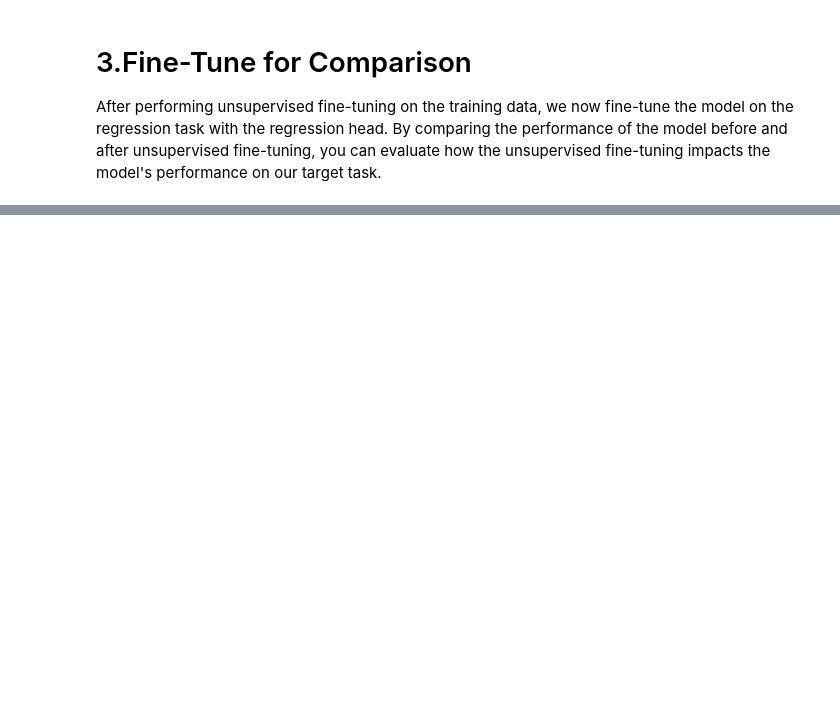
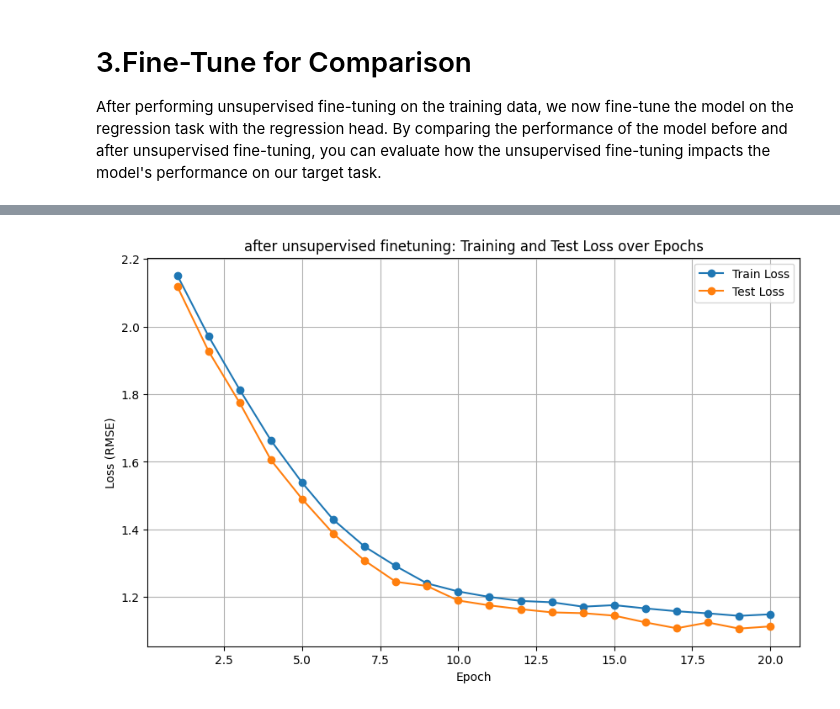
Before and after one commit to fas38/nnti-project-25, a Jupyter notebook: notebooks/Task1.ipynb, the cells around one changed output, grey strips where cells are left out. Drawn from its saved outputs; the diff is of its cells as text; code cells hidden in the pictures; blank space fills up the shorter version.

```diff
--- a/notebooks/Task1.ipynb
+++ b/notebooks/Task1.ipynb
@@ -450,10 +369,8 @@ For this fine-tuning, you will use the Masked Language Modeling (MLM) objective,
 # TODO: your code goes here
 from datasets import concatenate_datasets
 
-batch_size=64
+batch_size=16
 
-# finetuning_dataset = tokenizer(dataset["train"]["SMILES"], truncation=True, padding="max_length", max_length=256)
-# #finetuning_dataset.set_format(type='torch', columns=['input_ids', 'attention_mask'])
 
 data_collator = DataCollatorForLanguageModeling(tokenizer=tokenizer, mlm_probability=0.15)
 
@@ -462,10 +379,10 @@ data_collator = DataCollatorForLanguageModeling(tokenizer=tokenizer, mlm_probabi
 # )
 
 def tokenize_smiles(example):
-    return tokenizer(example["SMILES"], truncation=True, padding="max_length", max_length=256)
+    return tokenizer(example["SMILES"], truncation=True, padding="max_length", max_length=128)
 
 
-# Concatenate the train and validation splits to use for unsupervised MLM fine-tuning
+# Concatenate the train and validation splits to use for unsupervised MLM fine-tuning , because the validation is not needed in the unsupervised finetuning because there are no labels
 concat_finetuning_dataset = concatenate_datasets([train_dataset, valid_dataset])
 
 finetuning_dataset = concat_finetuning_dataset.map(tokenize_smiles, batched=True)
@@ -584 +506,15 @@ Regression Fine-Tuning Test Loss: 6.9002
+# %%
+# Plot training and test loss over epochs
+epochs = list(range(1, EPOCHS+1))
+plt.figure(figsize=(10, 6))
+plt.plot(epochs, np.sqrt(train_loss_history), marker='o', label='Train Loss')
+plt.plot(epochs, np.sqrt(test_loss_history), marker='o', label='Test Loss')
+plt.xlabel('Epoch')
+plt.ylabel('Loss (RMSE)')
+plt.title('after unsupervised finetuning: Training and Test Loss over Epochs')
+plt.legend()
+plt.grid(True)
+plt.show()
+# %% [output]
+[figure, added]
 # %%
```
Also changed, not shown: parts of 17 cells of this notebook.
